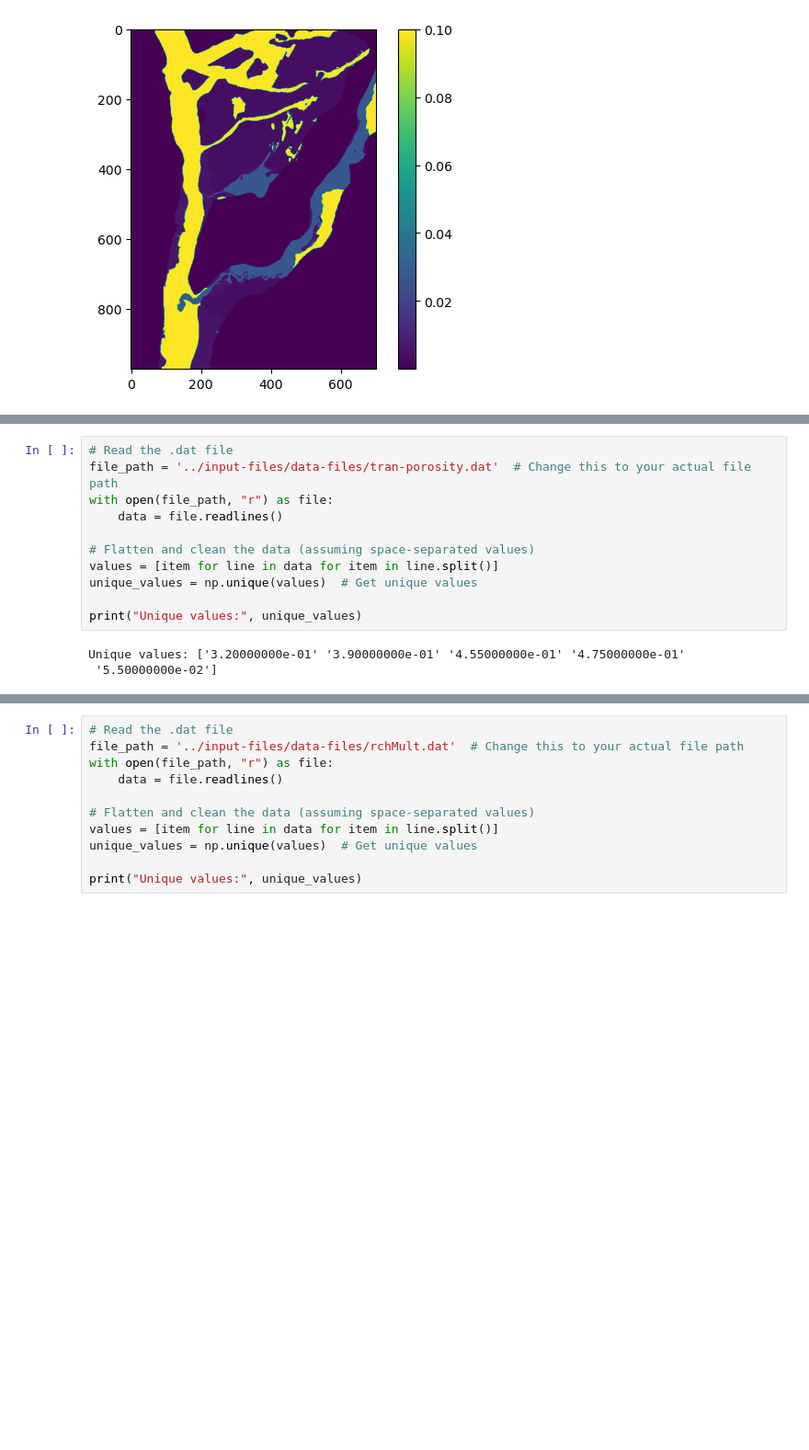
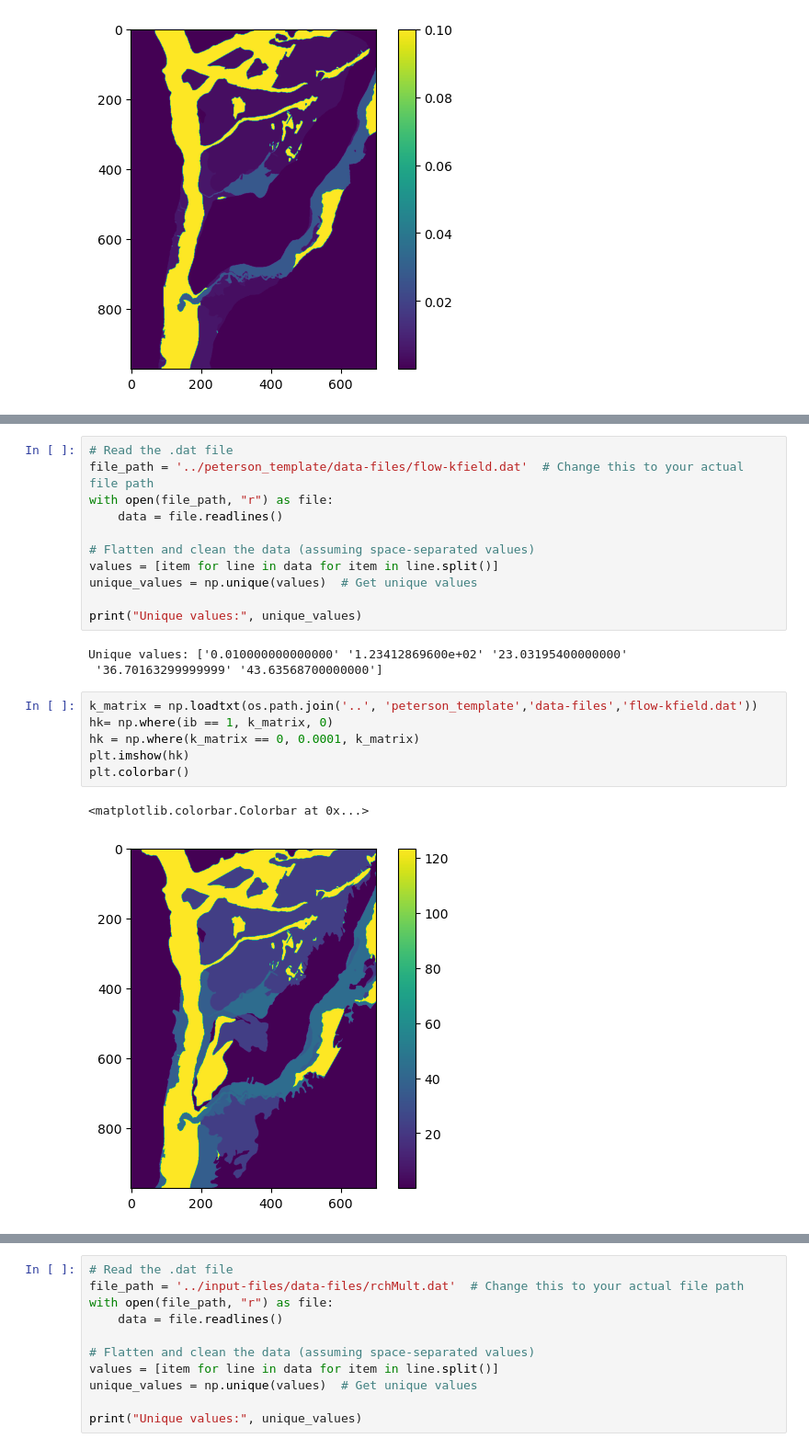
Before and after one commit to jackplogan33/peterson-modflow, a Jupyter notebook: notebooks/dat_files.ipynb, the cells around one changed output, grey strips where cells are left out. Shown at 92% size. Cells and saved outputs as stored; diff of their text form; blank space fills up the shorter version.

```diff
--- a/notebooks/dat_files.ipynb
+++ b/notebooks/dat_files.ipynb
@@ -74,6 +259,6 @@ df.to_csv('../output-files/pfos_obs_fixed.csv', index=False)
 # %%
 # Read the .dat file
-file_path = '../input-files/data-files/tran-porosity.dat'  # Change this to your actual file path
+file_path = '../peterson_template/data-files/flow-kfield.dat'  # Change this to your actual file path
 with open(file_path, "r") as file:
     data = file.readlines()
 
@@ -83,5 +268,14 @@ unique_values = np.unique(values)  # Get unique values
 
 print("Unique values:", unique_values)
 # %% [output]
-Unique values: ['3.20000000e-01' '3.90000000e-01' '4.55000000e-01' '4.75000000e-01'
- '5.50000000e-02']
+Unique values: ['0.010000000000000' '1.23412869600e+02' '23.03195400000000'
+ '36.70163299999999' '43.63568700000000']
+# %%
+k_matrix = np.loadtxt(os.path.join('..', 'peterson_template','data-files','flow-kfield.dat'))
+hk= np.where(ib == 1, k_matrix, 0)
+hk = np.where(k_matrix == 0, 0.0001, k_matrix)
+plt.imshow(hk)
+plt.colorbar()
+# %% [output]
+<matplotlib.colorbar.Colorbar at 0x...>
+[figure, added]
```
Also changed, not shown: parts of 28 cells of this notebook.
